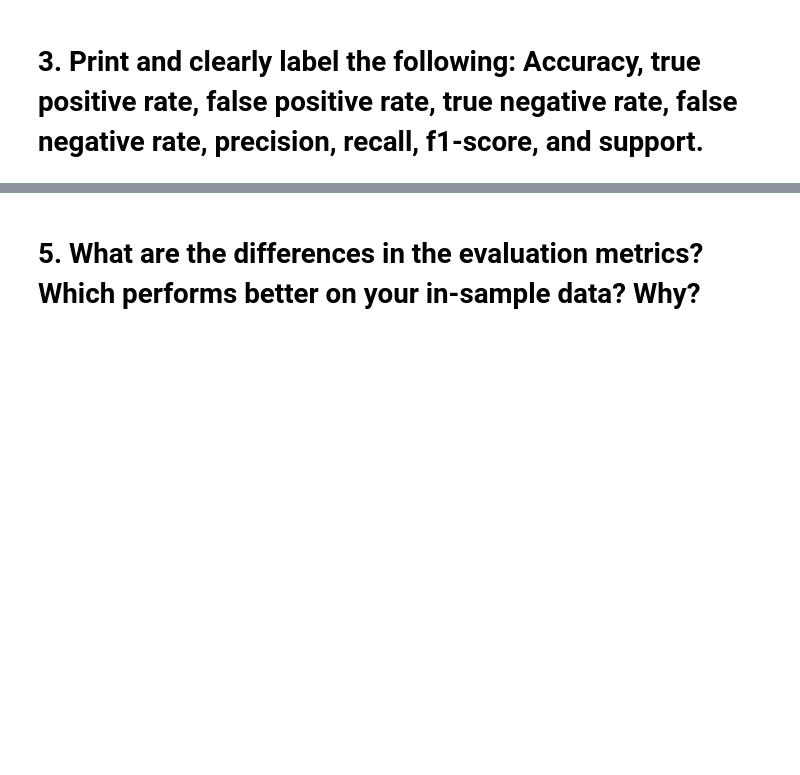
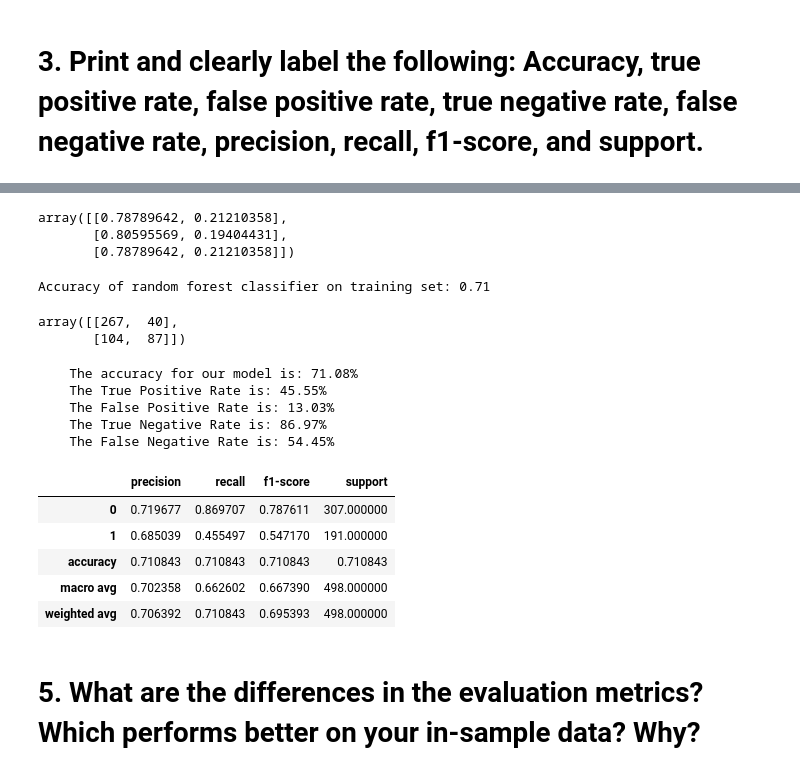
Before and after one commit to o0amandagomez0o/classification-exercises, a Jupyter notebook: model.ipynb, the cells around one changed output, grey strips where cells are left out. Drawn from its saved outputs; the diff is of its cells as text; code cells hidden in the pictures; blank space fills up the shorter version.

```diff
--- a/model.ipynb
+++ b/model.ipynb
@@ -618,0 +705,17 @@ pd.crosstab(y_train, y_pred)
+# %%
+#make predictions
+y_pred1 = rf1.predict(X_train)
+# %%
+# estimate probability:
+# since we only have two options (0 or 1)
+# we have two columns and 891 rows (passengers)
+# each passenger has the probablity of 0 or 1
+# under 0.5 = 0 = death
+# above 0.1 = 1 = survived
+
+y_pred_proba1 = rf1.predict_proba(X_train)
+y_pred_proba1[0:3]
+# %% [output]
+array([[0.78789642, 0.21210358],
+       [0.80595569, 0.19404431],
+       [0.78789642, 0.21210358]])
@@ -619,2 +724,46 @@ pd.crosstab(y_train, y_pred)
+# %%
+print('Accuracy of random forest classifier on training set: {:.2f}'
+     .format(rf1.score(X_train, y_train)))
+# %% [output]
+Accuracy of random forest classifier on training set: 0.71
+# %%
+confm1 = confusion_matrix(y_train, y_pred1)
+confm1
+# %% [output]
+array([[267,  40],
+       [104,  87]])
+# %%
+#create a function to calculate the metrics
+def get_metrics1(rf):
+    accuracy = rf.score(X_train, y_train)
+    class_report = pd.DataFrame(classification_report(y_train, y_pred1, output_dict=True)).T
+    tpr = confm1[1][1] / confm1[1].sum()
+    fpr = confm1[0][1] / confm1[0].sum()
+    tnr = confm1[0][0] / confm1[0].sum()
+    fnr = confm1[1][0] / confm1[1].sum()
+    print(f'''
+    The accuracy for our model is: {accuracy:.2%}
+    The True Positive Rate is: {tpr:.2%}
+    The False Positive Rate is: {fpr:.2%}
+    The True Negative Rate is: {tnr:.2%}
+    The False Negative Rate is: {fnr:.2%}
+
+
+    ''')
+    return class_report
+# %%
+get_metrics1(rf1)
+# %% [output]
+    The accuracy for our model is: 71.08%
+    The True Positive Rate is: 45.55%
+    The False Positive Rate is: 13.03%
+    The True Negative Rate is: 86.97%
+    The False Negative Rate is: 54.45%
+|  | precision | recall | f1-score | support |
+| 0 | 0.719677 | 0.869707 | 0.787611 | 307.000000 |
+| 1 | 0.685039 | 0.455497 | 0.547170 | 191.000000 |
+| accuracy | 0.710843 | 0.710843 | 0.710843 | 0.710843 |
+| macro avg | 0.702358 | 0.662602 | 0.667390 | 498.000000 |
+| weighted avg | 0.706392 | 0.710843 | 0.695393 | 498.000000 |
 # %% [markdown]
 # 5. What are the differences in the evaluation metrics? Which performs better on your in-sample data? Why?
```
Also changed, not shown: parts of 40 cells of this notebook.
